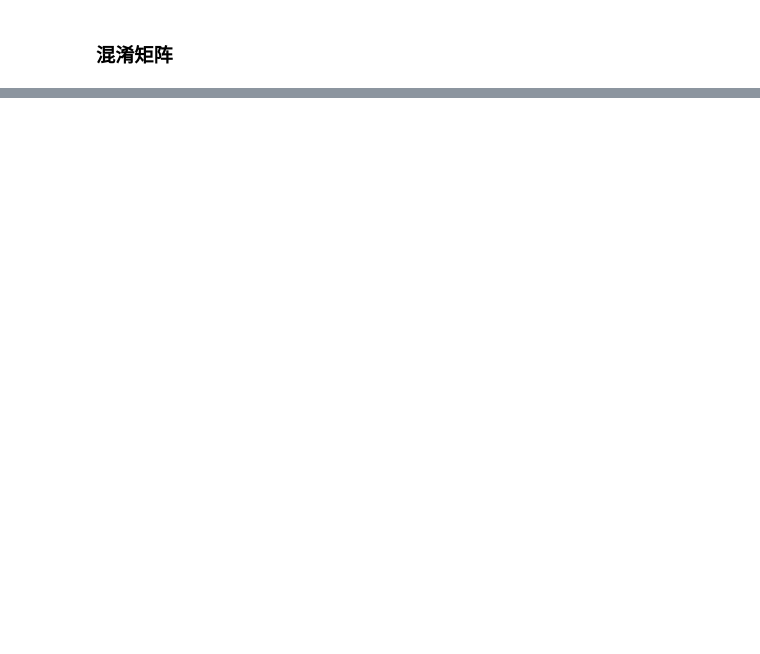
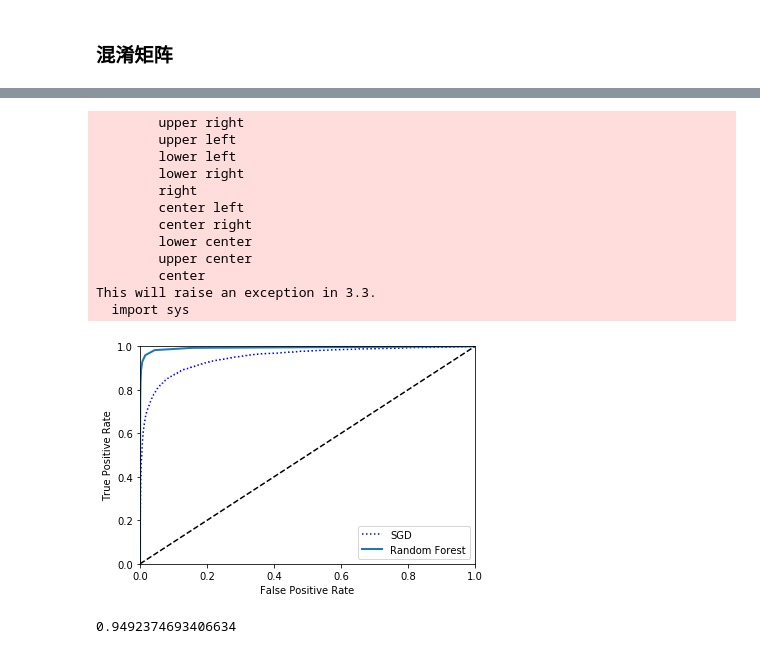
Before and after one commit to Zhuxy/hands-on-ml, a Jupyter notebook: chapter3 - mnist.ipynb, the cells around one changed output, grey strips where cells are left out. Drawn from its saved outputs; the diff is of its cells as text; code cells hidden in the pictures; blank space fills up the shorter version.

```diff
--- a/chapter3 - mnist.ipynb
+++ b/chapter3 - mnist.ipynb
@@ -105,0 +164,28 @@ f1 score:  0.7932653061224489
+# %%
+# 使用样例的概率当做分数
+y_scores_forest = y_probas_forest[:, 1] # score = proba of positive class, 取第二列, 既分类为正例的概率, 第一列是分类为假例的概率
+fpr_forest, tpr_forest, thresholds_forest = roc_curve(y_train_5,y_scores_forest)
+
+plt.plot(fpr, tpr, "b:", label="SGD")
+plot_roc_curve(fpr_forest, tpr_forest, "Random Forest")
+plt.legend(loc="bottom right")
+plt.show()
+# %% [output]
+        upper right
+        upper left
+        lower left
+        lower right
+        right
+        center left
+        center right
+        lower center
+        upper center
+        center
+This will raise an exception in 3.3.
+  import sys
+[figure, added]
+# %%
+# 计算曲线下的面积
+roc_auc_score(y_train_5, y_scores)
+# %% [output]
+0.9492374693406634
```
Also changed, not shown: parts of 14 cells of this notebook.
